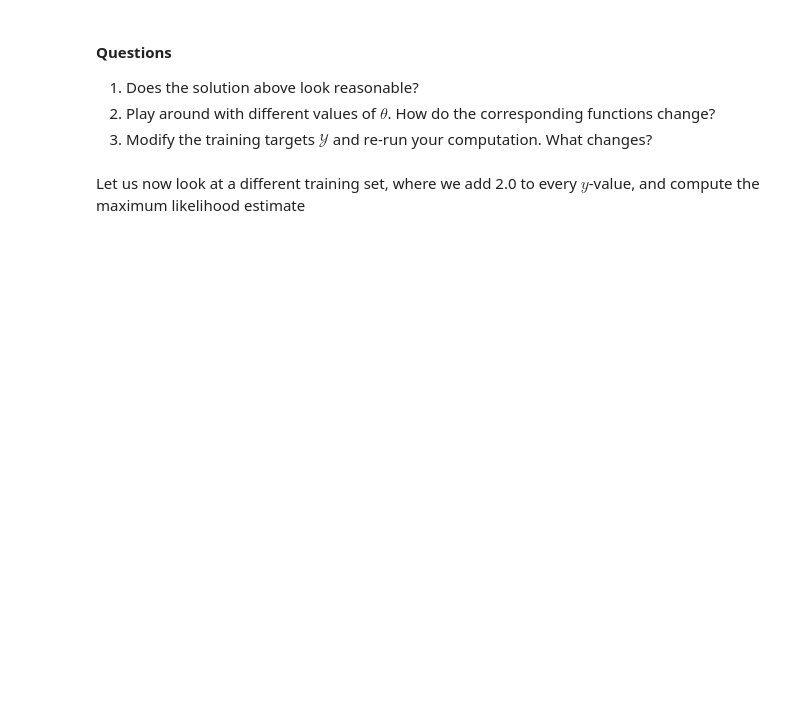
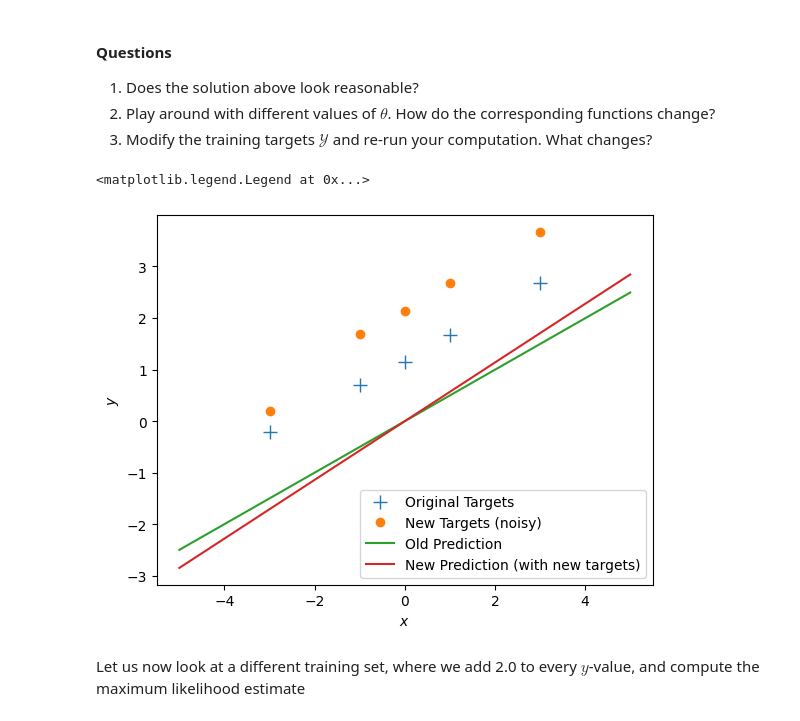
Before and after one commit to hq-nguyen/machine-learning-linear-algebra, a Jupyter notebook: week1/tutorial_linear_regression.solution.ipynb, the cells around one changed output. Saved outputs shown, nothing was run; the diff lists cells and outputs as text; code cells hidden in the pictures; blank space fills up the shorter version.

```diff
--- a/week1/tutorial_linear_regression.solution.ipynb
+++ b/week1/tutorial_linear_regression.solution.ipynb
@@ -95,6 +113,30 @@ plt.ylabel("$y$")
 1. Does the solution above look reasonable?
 2. Play around with different values of $\theta$. How do the corresponding functions change?
 3. Modify the training targets $\mathcal Y$ and re-run your computation. What changes?
+# %%
+# Modify the training targets:
+# y_new = y + np.random.normal(0, 0.2, size=y.shape)  # Adding noise to the original targets
+
+y_new = np.array([0.2, 1.7, 2.14, 2.67, 3.67]).reshape(-1,1) # 5x1 vector
+
+# Recompute theta_ml with the new training targets
+theta_ml_new = max_lik_estimate(X, y_new)
+
+# Predict with the new model
+ml_prediction_new = predict_with_estimate(Xtest, theta_ml_new)
+
+# Plot the old and new results
+plt.figure()
+plt.plot(X, y, '+', markersize=10, label="Original Targets")
+plt.plot(X, y_new, 'o', markersize=6, label="New Targets (noisy)")
+plt.plot(Xtest, ml_prediction, label="Old Prediction")
+plt.plot(Xtest, ml_prediction_new, label="New Prediction (with new targets)")
+plt.xlabel("$x$")
+plt.ylabel("$y$")
+plt.legend()
+# %% [output]
+<matplotlib.legend.Legend at 0x...>
+[figure, added]
 # %% [markdown]
 Let us now look at a different training set, where we add 2.0 to every $y$-value, and compute the maximum likelihood estimate
 # %%
```
Also changed, not shown: parts of 11 cells of this notebook.
